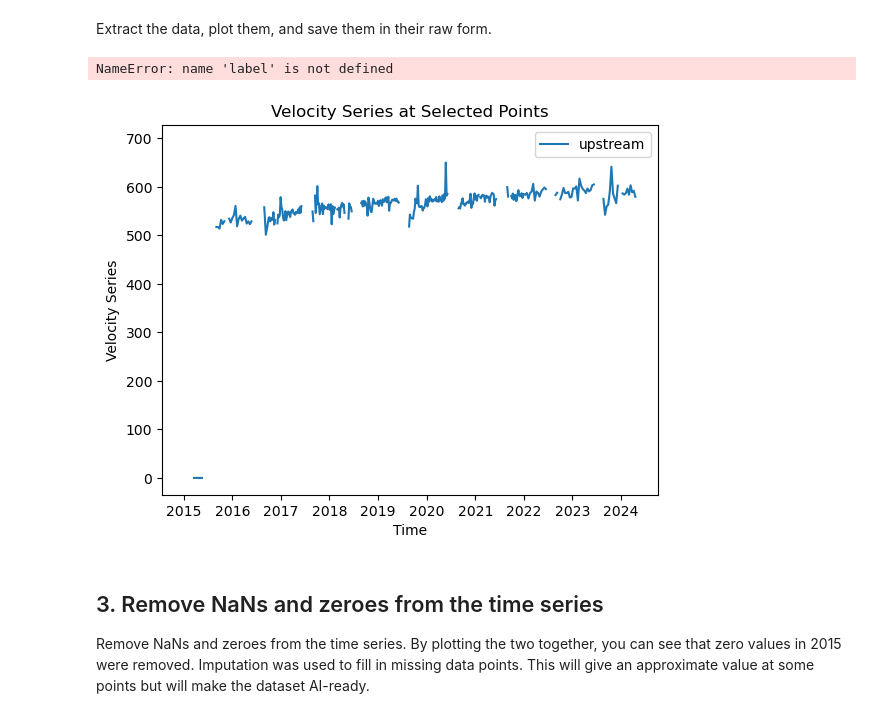
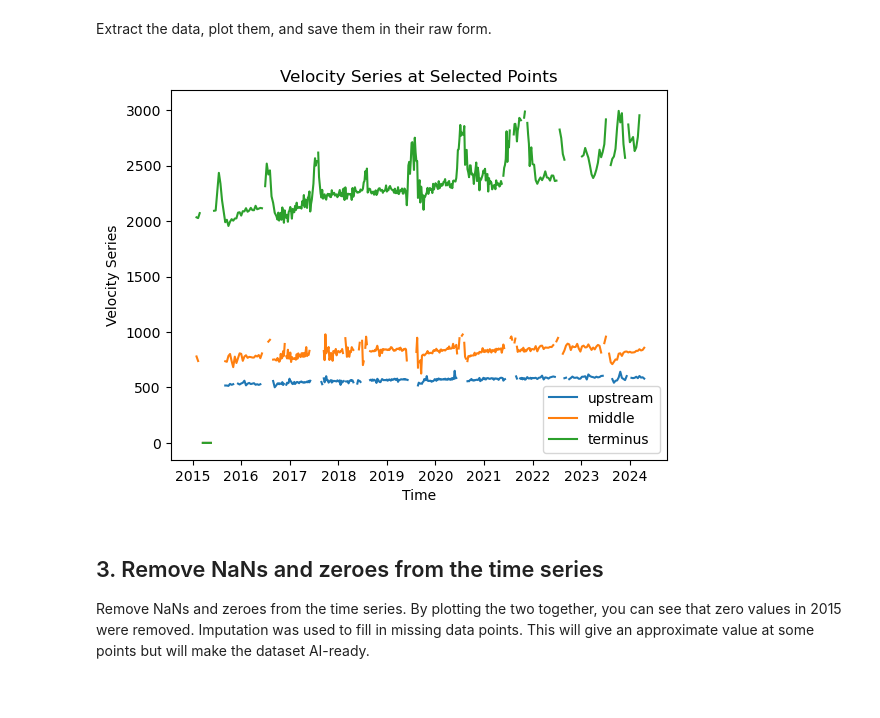
Before and after one commit to cjense/seasonal-icevelocity-prediction, a Jupyter notebook: notebooks/2_clean_data.ipynb, the cells around one changed output. Cells and saved outputs as stored; diff of their text form; code cells hidden in the pictures.

```diff
--- a/notebooks/2_clean_data.ipynb
+++ b/notebooks/2_clean_data.ipynb
@@ -48,30 +48,29 @@ labels = ['upstream', 'middle', 'terminus']
 # %% [markdown]
 Extract the data, plot them, and save them in their raw form.
 # %%
-for x, y in zip(xpts, ypts):
+for x, y, label in zip(xpts, ypts, labels):
     # Select the 'vv' band from the dataset
     vv_band = ziVelSeries.sel(band='vv')
 
     # Grab the VelocitySeries values at the specified x and y points
     selected_point = vv_band['VelocitySeries'].sel(x=x, y=y, method='nearest')
 
     # Convert the selected point DataArray to a pandas DataFrame
     df_selected_point = selected_point.to_dataframe().reset_index()
 
     plt.plot(df_selected_point['time'], df_selected_point['VelocitySeries'], label=f'x: {x}, y: {y}')
 
     plt.xlabel('Time')
     plt.ylabel('Velocity Series')
     plt.legend(labels)
     plt.title('Velocity Series at Selected Points')
 
     # Save the DataFrame to a CSV file with the proper label
     df_selected_point.to_csv(f'../data/raw/{label}_velocity_series_raw.csv', index=False)
 
     plt.savefig('../figures/velocity_series_raw.png', dpi=300)
 # %% [output]
-NameError: name 'label' is not defined
-[figure, old version]
+[figure, new version]
 # %% [markdown]
 ## 3. Remove NaNs and zeroes from the time series
 Remove NaNs and zeroes from the time series. By plotting the two together, you can see that zero values in 2015 were removed. Imputation was used to fill in missing data points. This will give an approximate value at some points but will make the dataset AI-ready.
```
Also changed, not shown: parts of 3 cells of this notebook.
